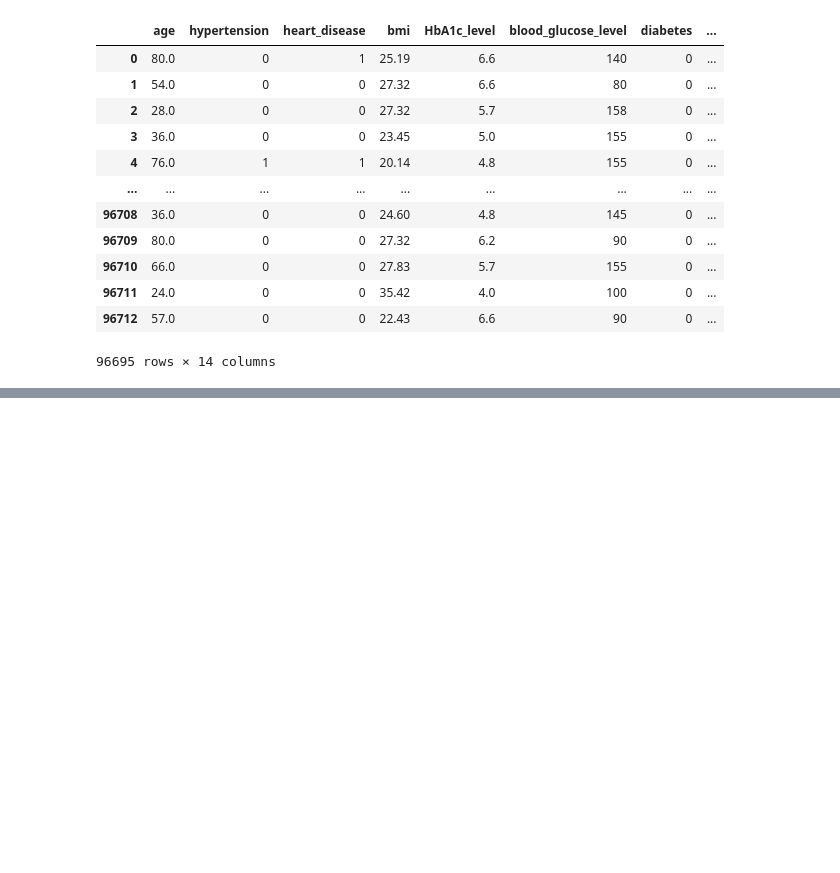
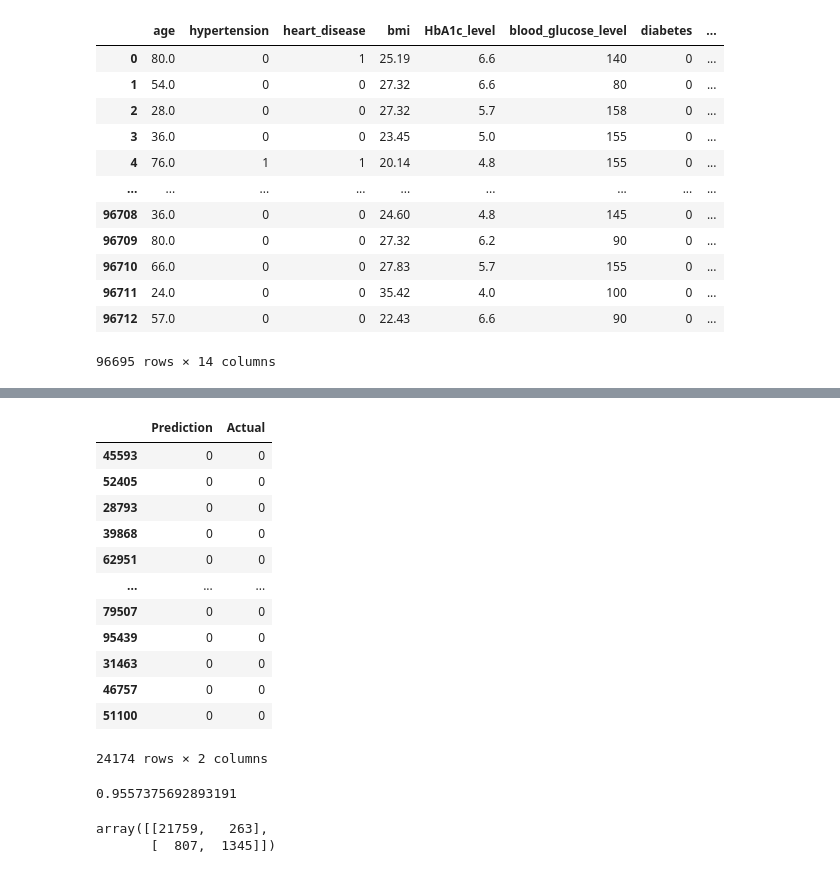
Before and after one commit to laurajanefaulds/project4, a Jupyter notebook: diabetes.ipynb, the cells around one changed output, grey strips where cells are left out. Drawn from its saved outputs; the diff is of its cells as text; code cells hidden in the pictures; blank space fills up the shorter version.

```diff
--- a/diabetes.ipynb
+++ b/diabetes.ipynb
@@ -201,0 +205,17 @@ diabetes_data_encoded_df
+# %%
+# Import the train_test_learn module
+from sklearn.model_selection import train_test_split
+
+# Split the data using train_test_split
+# Assign a random_state of 1 to the function
+X_train, X_test, y_train, y_test = train_test_split(X, y, random_state=1)
+# %%
+# Import the LogisticRegression module from SKLearn
+from sklearn.linear_model import LogisticRegression
+
+# Instantiate the Logistic Regression model
+# Assign a random_state parameter of 1 to the model
+classifier = LogisticRegression(solver='lbfgs', random_state=1)
+
+# Fit the model using training data
+classifier.fit(X_train, y_train)
@@ -201,0 +231,32 @@ diabetes_data_encoded_df
+# %%
+# Make a prediction using the testing data
+predictions = classifier.predict(X_test)
+pd.DataFrame({"Prediction": predictions, "Actual": y_test})
+# %% [output]
+|  | Prediction | Actual |
+| 45593 | 0 | 0 |
+| 52405 | 0 | 0 |
+| 28793 | 0 | 0 |
+| 39868 | 0 | 0 |
+| 62951 | 0 | 0 |
+| ... | ... | ... |
+| 79507 | 0 | 0 |
+| 95439 | 0 | 0 |
+| 31463 | 0 | 0 |
+| 46757 | 0 | 0 |
+| 51100 | 0 | 0 |
+24174 rows × 2 columns
+# %%
+# Print the balanced_accuracy score of the model
+from sklearn.metrics import accuracy_score
+# Display the accuracy score for the test dataset.
+accuracy_score(y_test, predictions)
+# %% [output]
+0.9557375692893191
+# %%
+# Generate a confusion matrix for the model
+from sklearn.metrics import confusion_matrix
+confusion_matrix(y_test, predictions)
+# %% [output]
+array([[21759,   263],
+       [  807,  1345]])
```
Also changed, not shown: parts of 16 cells of this notebook, 1 other file.
